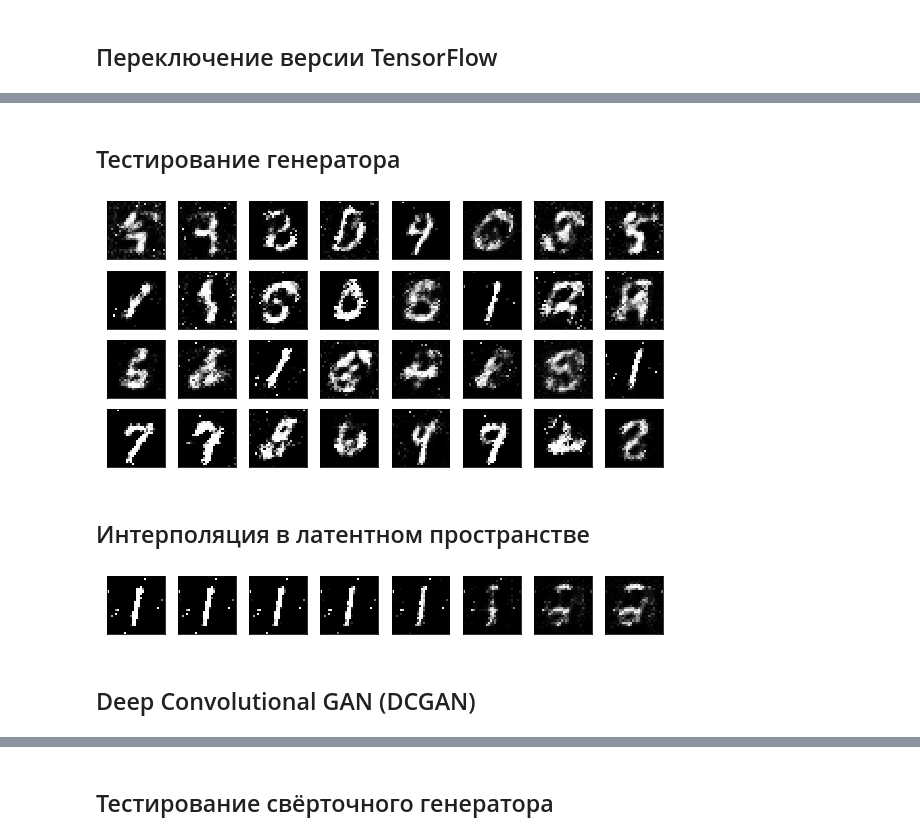
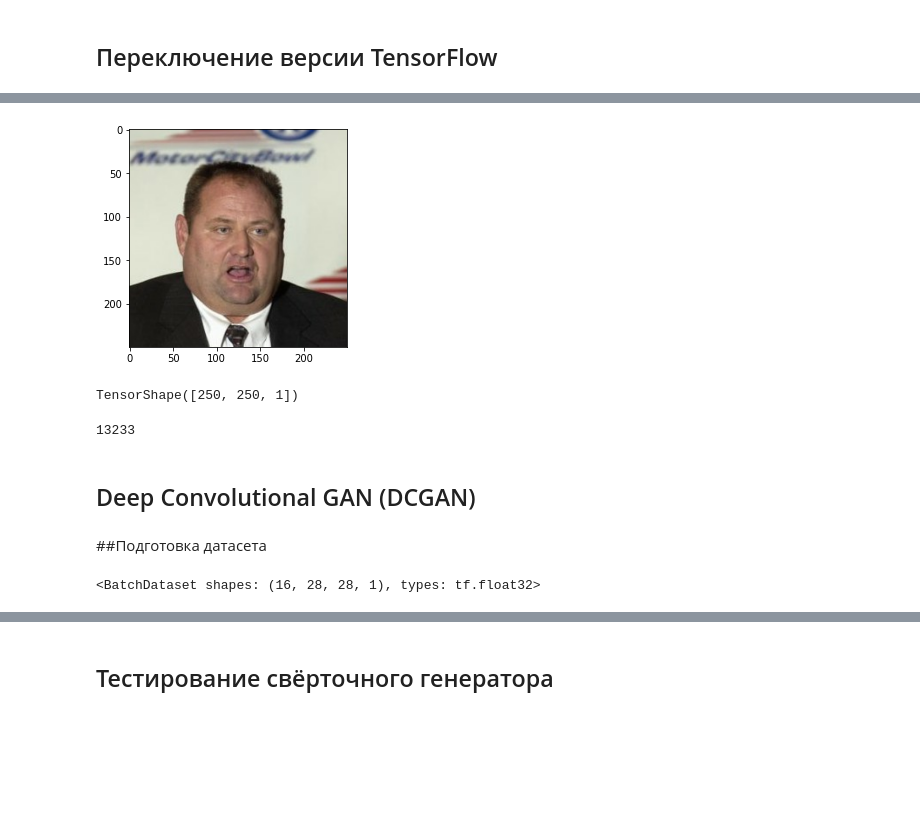
Before and after one commit to annulet/CNN_NVIDIA, a Jupyter notebook: hw_8_Generation_GAN.ipynb, the cells around one changed output, grey strips where cells are left out. Drawn from its saved outputs; the diff is of its cells as text; code cells hidden in the pictures; blank space fills up the shorter version.

```diff
--- a/hw_8_Generation_GAN.ipynb
+++ b/hw_8_Generation_GAN.ipynb
@@ -30,0 +18,6 @@ Downloading data from https://storage.googleapis.com/tensorflow/tf-keras-dataset
+# %%
+train_ds, ds_info = tfds.load(
+    'lfw',
+    with_info=True,
+    split='train'
+)
@@ -71,14 +45,0 @@ discriminator = tf.keras.Sequential([
-# %%
-INPUT_DIM = 100
-NUM_EPOCHS = 5
-HALF_BATCH_SIZE = 16
-BATCH_SIZE = HALF_BATCH_SIZE * 2
-LEARNING_RATE = 0.0002
-
-train_ds = tf.data.Dataset.from_tensor_slices(train_x)
-train_ds = train_ds.shuffle(buffer_size=train_x.shape[0])
-train_ds = train_ds.repeat(NUM_EPOCHS)
-train_ds = train_ds.batch(HALF_BATCH_SIZE, drop_remainder=True)
-
-optimizer = tf.keras.optimizers.Adam(LEARNING_RATE)
-sigmoid_cross_entropy = tf.keras.losses.BinaryCrossentropy(from_logits=True)
@@ -140,18 +46,6 @@ for step, true_images in enumerate(train_ds):
-# %% [markdown]
-## Тестирование генератора
-# %%
-noise = np.random.normal(0, 1, (32, INPUT_DIM)).astype(np.float32)
-syntetic_images = generator.predict(noise)
-plot_digits(syntetic_images)
-# %% [output]
-[figure, removed]
-# %% [markdown]
-## Интерполяция в латентном пространстве
-# %%
-noise_1 = np.random.normal(0, 1, (INPUT_DIM)).astype(np.float32)
-noise_2 = np.random.normal(0, 1, (INPUT_DIM)).astype(np.float32)
-noise = np.linspace(noise_1, noise_2, 8)
-syntetic_images = generator.predict(noise)
-plot_digits(syntetic_images)
-# %% [output]
-[figure, removed]
+# %%
+for example in train_ds.take(1):  # Only take a single example
+    image = example['image']
+    plt.imshow(image.numpy().astype(np.float32)/255)
+# %% [output]
+[figure, added]
@@ -158,3 +54,11 @@ plot_digits(syntetic_images)
+# %%
+train_x[0].shape
+# %% [output]
+TensorShape([250, 250, 1])
+# %%
+len(train_x)
+# %% [output]
+13233
 # %% [markdown]
 ## Deep Convolutional GAN (DCGAN)
 # %%
@@ -192,3 +96,5 @@ discriminator = tf.keras.Sequential([
     tf.keras.layers.Flatten(),
     tf.keras.layers.Dense(1),
 ])
+# %% [markdown]
+##Подготовка датасета
@@ -206,3 +117,7 @@ train_ds = train_ds.batch(HALF_BATCH_SIZE, drop_remainder=True)
 
 optimizer = tf.keras.optimizers.Adam(LEARNING_RATE)
 sigmoid_cross_entropy = tf.keras.losses.BinaryCrossentropy(from_logits=True)
+# %%
+train_ds
+# %% [output]
+<BatchDataset shapes: (16, 28, 28, 1), types: tf.float32>
```
Also changed, not shown: parts of 19 cells of this notebook.
